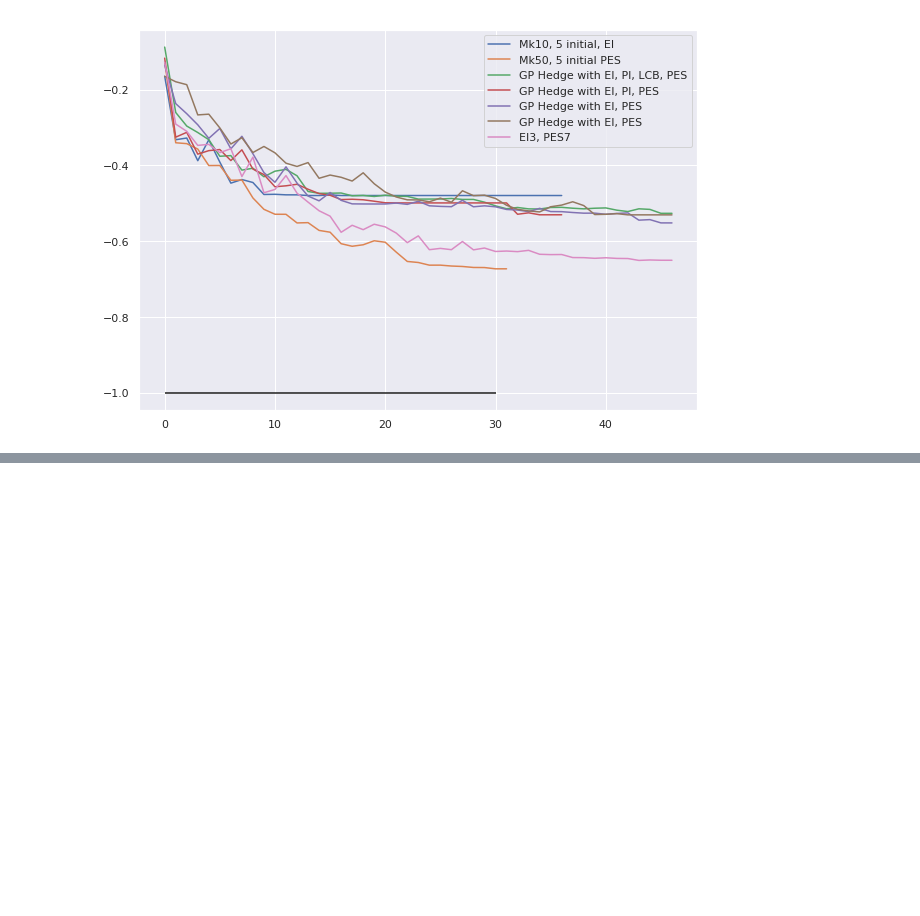
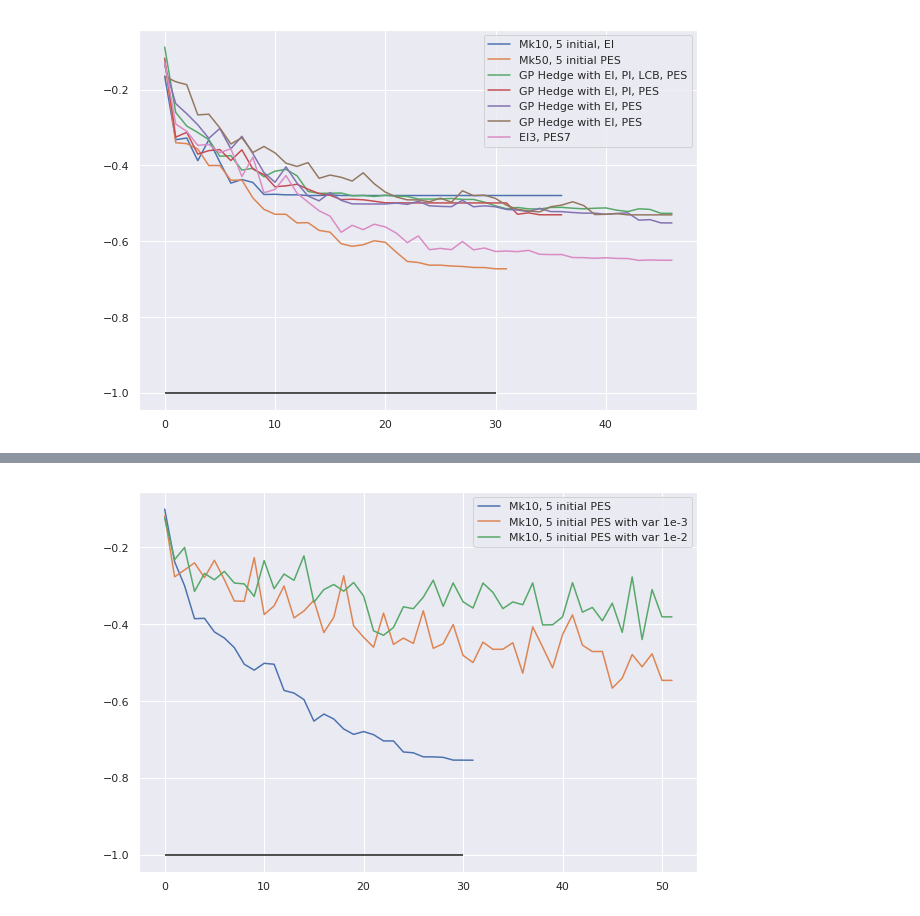
Before and after one commit to kkh8676/opt_functions, a Jupyter notebook: exp_result/drop_wave_acquisition_functions.ipynb, the cells around one changed output, grey strips where cells are left out. Drawn from its saved outputs; the diff is of its cells as text; code cells hidden in the pictures; blank space fills up the shorter version.

```diff
--- a/exp_result/drop_wave_acquisition_functions.ipynb
+++ b/exp_result/drop_wave_acquisition_functions.ipynb
@@ -142,3 +159,18 @@ for i in range(25):
+# %%
+noise001_jobs_initial5_Mk10_Mj1_PES_exp = []
+noise01_jobs_initial5_Mk10_Mj1_PES_exp = []
+
+
+noise001_recomm_initial5_Mk10_Mj1_PES_exp = []
+noise01_recomm_initial5_Mk10_Mj1_PES_exp = []
+
+
+for i in range(25):
+    if "%s_noise001_initial5_Mk10_Mj1-%d.jobs"%(exp_name,i) in collection_list: noise001_jobs_initial5_Mk10_Mj1_PES_exp.append(mongo_db["%s_noise001_initial5_Mk10_Mj1-%d.jobs"%(exp_name,i)])
+    if "%s_noise01_initial5_Mk10_Mj1-%d.jobs"%(exp_name,i) in collection_list: noise01_jobs_initial5_Mk10_Mj1_PES_exp.append(mongo_db["%s_noise01_initial5_Mk10_Mj1-%d.jobs"%(exp_name,i)])
+
+    if "%s_noise001_initial5_Mk10_Mj1-%d.recommendations"%(exp_name,i) in collection_list: noise001_recomm_initial5_Mk10_Mj1_PES_exp.append(mongo_db["%s_noise001_initial5_Mk10_Mj1-%d.recommendations"%(exp_name,i)])
+    if "%s_noise01_initial5_Mk10_Mj1-%d.recommendations"%(exp_name,i) in collection_list: noise01_recomm_initial5_Mk10_Mj1_PES_exp.append(mongo_db["%s_noise01_initial5_Mk10_Mj1-%d.recommendations"%(exp_name,i)])
 # %% [markdown]
 ### Get objective method gets the predicted optimal value in GP model
 # %%
@@ -174,3 +209,6 @@ locs_initial5_Mk10_Mj1_GP_Hedge_EI_PES_3_7_exp = functions.get_recomm_loc(recomm
+# %%
+noise001_locs_initial5_Mk10_Mj1_PES_exp = functions.get_recomm_loc(noise001_recomm_initial5_Mk10_Mj1_PES_exp)
+noise01_locs_initial5_Mk10_Mj1_PES_exp = functions.get_recomm_loc(noise01_recomm_initial5_Mk10_Mj1_PES_exp)
 # %% [markdown]
 ### Getting immediate Regret IR measure
 # %%
@@ -288,3 +329,6 @@ sugg_obj_initial5_Mk10_Mj1_GP_Hedge_EI_PES_3_7_exp = get_sugg_obj_exp(locs_initi
+# %%
+noise001_sugg_obj_initial5_Mk10_Mj1_PES_exp = get_sugg_obj_exp(noise001_locs_initial5_Mk10_Mj1_PES_exp)
+noise01_sugg_obj_initial5_Mk10_Mj1_PES_exp = get_sugg_obj_exp(noise01_locs_initial5_Mk10_Mj1_PES_exp)
 # %% [markdown]
 ### Averaging values of each experiments
 # %%
@@ -319,3 +366,6 @@ avg_sugg_obj_initial5_Mk10_Mj1_GP_Hedge_EI_PES_3_7 = np.average(sugg_obj_initial
+# %%
+noise001_avg_sugg_obj_initial5_Mk10_Mj1_PES = np.average(noise001_sugg_obj_initial5_Mk10_Mj1_PES_exp, axis=0)
+noise01_avg_sugg_obj_initial5_Mk10_Mj1_PES = np.average(noise01_sugg_obj_initial5_Mk10_Mj1_PES_exp, axis=0)
 # %% [markdown]
 ### Getting IR values for look optimization performances
 # %%
@@ -430,0 +511,13 @@ plt.show()
+# %%
+plt.figure(figsize=(10,7))
+plt.plot(avg_sugg_obj_initial5_Mk10_Mj1_PES[3:], label="Mk10, 5 initial PES")
+plt.plot(noise001_avg_sugg_obj_initial5_Mk10_Mj1_PES[3:], label="Mk10, 5 initial PES with var 1e-3")
+plt.plot(noise01_avg_sugg_obj_initial5_Mk10_Mj1_PES[3:], label="Mk10, 5 initial PES with var 1e-2")
+
+#plt.plot(avg_sugg_obj_initial5_Mk10_Mj1_GP_Hedge_EI_PES[3:], label='GP Hedge with EI, PES')
+
+plt.hlines(opt_val, xmin=0, xmax=30, colors='k')
+plt.legend()
+plt.show()
+# %% [output]
+[figure, added]
```
Also changed, not shown: parts of 14 cells of this notebook, 2 other files.
